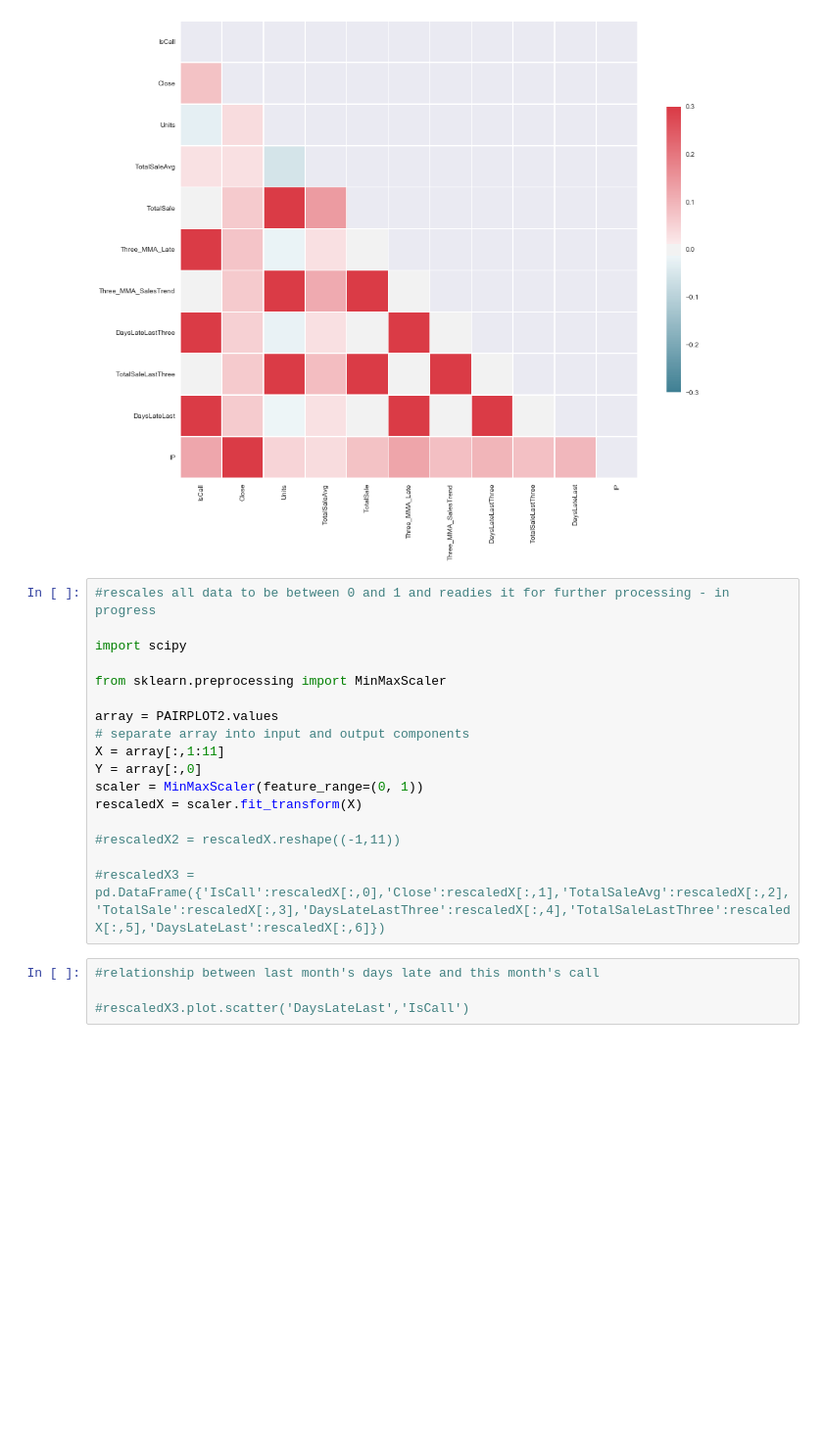
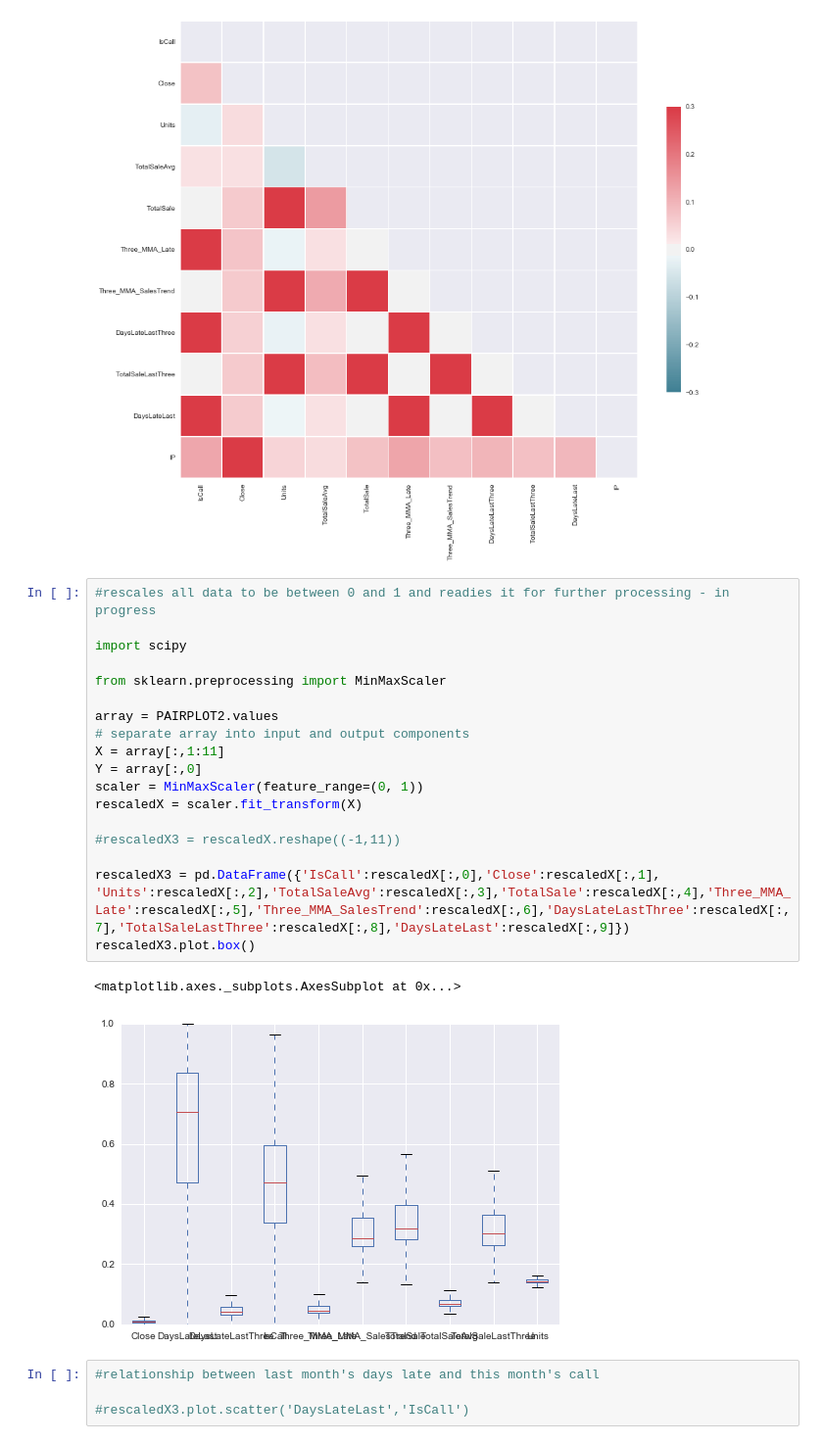
Before and after one commit to apclypsr/Capstone-Project, a Jupyter notebook: SurveyAnalysis.ipynb, the cells around one changed output. Shown at 98% size. Saved outputs shown, nothing was run; the diff lists cells and outputs as text; blank space fills up the shorter version.

```diff
--- a/SurveyAnalysis.ipynb
+++ b/SurveyAnalysis.ipynb
@@ -376,20 +355,24 @@ sns.heatmap(corr2, mask=mask, cmap=cmap, vmax=.3,
 # %%
 #rescales all data to be between 0 and 1 and readies it for further processing - in progress
 
 import scipy
 
 from sklearn.preprocessing import MinMaxScaler
 
 array = PAIRPLOT2.values
 # separate array into input and output components
 X = array[:,1:11]
 Y = array[:,0]
 scaler = MinMaxScaler(feature_range=(0, 1))
 rescaledX = scaler.fit_transform(X)
 
-#rescaledX2 = rescaledX.reshape((-1,11))
+#rescaledX3 = rescaledX.reshape((-1,11))
 
-#rescaledX3 = pd.DataFrame({'IsCall':rescaledX[:,0],'Close':rescaledX[:,1],'TotalSaleAvg':rescaledX[:,2],'TotalSale':rescaledX[:,3],'DaysLateLastThree':rescaledX[:,4],'TotalSaleLastThree':rescaledX[:,5],'DaysLateLast':rescaledX[:,6]})
+rescaledX3 = pd.DataFrame({'IsCall':rescaledX[:,0],'Close':rescaledX[:,1], 'Units':rescaledX[:,2],'TotalSaleAvg':rescaledX[:,3],'TotalSale':rescaledX[:,4],'Three_MMA_Late':rescaledX[:,5],'Three_MMA_SalesTrend':rescaledX[:,6],'DaysLateLastThree':rescaledX[:,7],'TotalSaleLastThree':rescaledX[:,8],'DaysLateLast':rescaledX[:,9]})
+rescaledX3.plot.box()
+# %% [output]
+<matplotlib.axes._subplots.AxesSubplot at 0x...>
+[figure, added]
 # %%
 #relationship between last month's days late and this month's call
 
```
Also changed, not shown: parts of 5 cells of this notebook.
